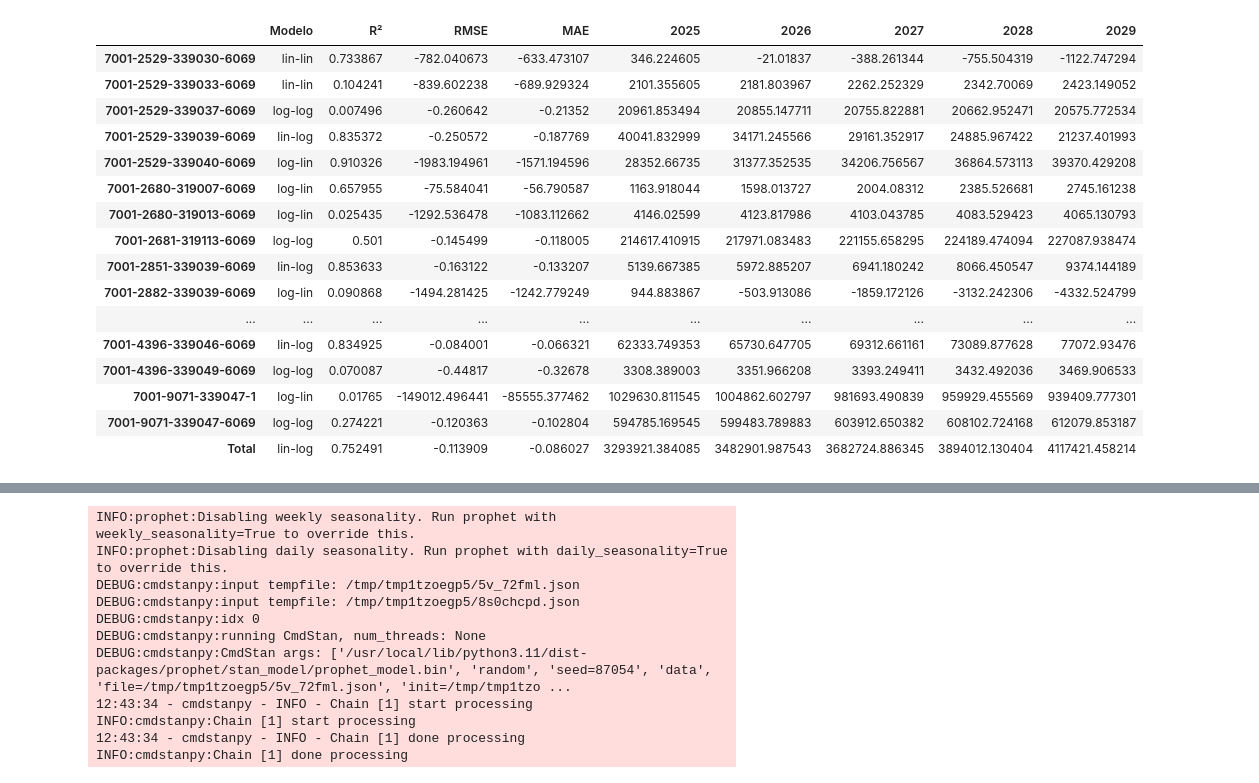
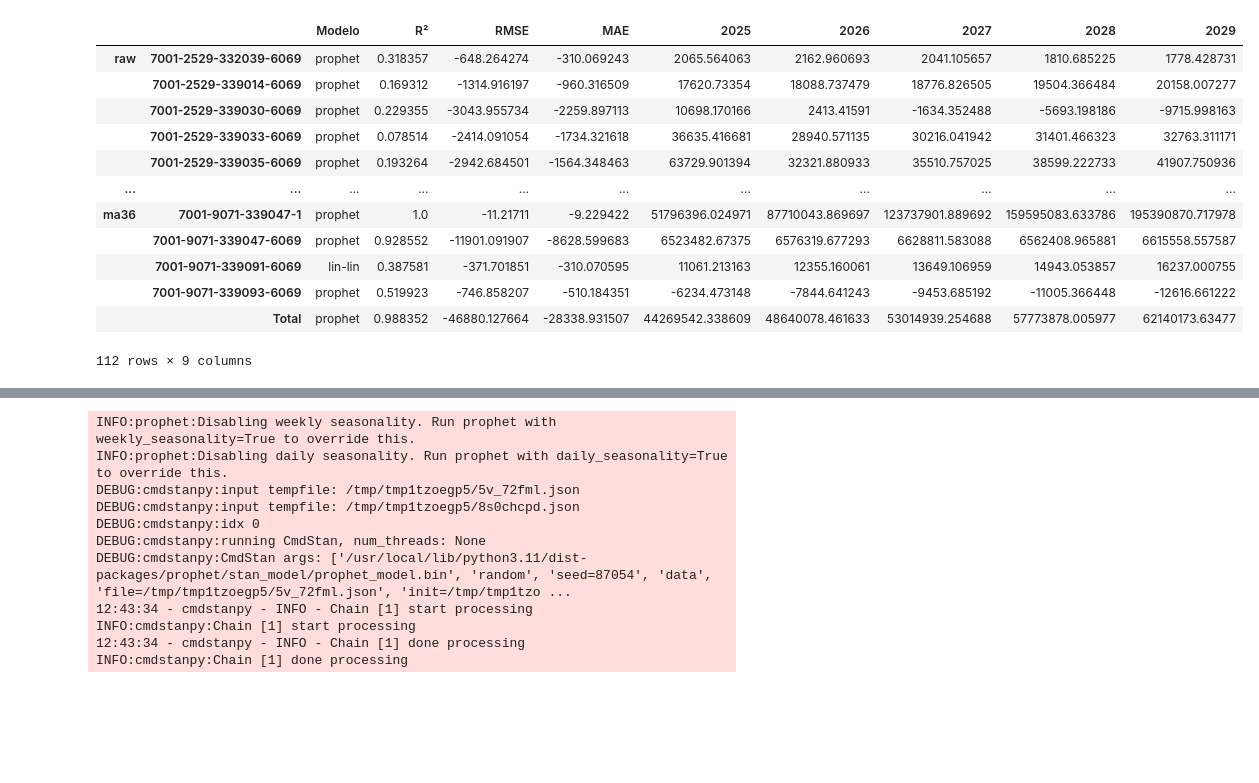
Before and after one commit to TiagoIesbick/dashboard-etl, a Jupyter notebook: previsoes.ipynb, the cells around one changed output, grey strips where cells are left out. Drawn from its saved outputs; the diff is of its cells as text; code cells hidden in the pictures; blank space fills up the shorter version.

```diff
--- a/previsoes.ipynb
+++ b/previsoes.ipynb
@@ -191,20 +232,16 @@ df_models
-# %%
-df_models
-# %% [output]
-|  | Modelo | R² | RMSE | MAE | 2025 | 2026 | 2027 | 2028 | 2029 |
-| 7001-2529-339030-6069 | lin-lin | 0.733867 | -782.040673 | -633.473107 | 346.224605 | -21.01837 | -388.261344 | -755.504319 | -1122.747294 |
-| 7001-2529-339033-6069 | lin-lin | 0.104241 | -839.602238 | -689.929324 | 2101.355605 | 2181.803967 | 2262.252329 | 2342.70069 | 2423.149052 |
-| 7001-2529-339037-6069 | log-log | 0.007496 | -0.260642 | -0.21352 | 20961.853494 | 20855.147711 | 20755.822881 | 20662.952471 | 20575.772534 |
-| 7001-2529-339039-6069 | lin-log | 0.835372 | -0.250572 | -0.187769 | 40041.832999 | 34171.245566 | 29161.352917 | 24885.967422 | 21237.401993 |
-| 7001-2529-339040-6069 | log-lin | 0.910326 | -1983.194961 | -1571.194596 | 28352.66735 | 31377.352535 | 34206.756567 | 36864.573113 | 39370.429208 |
-| 7001-2680-319007-6069 | log-lin | 0.657955 | -75.584041 | -56.790587 | 1163.918044 | 1598.013727 | 2004.08312 | 2385.526681 | 2745.161238 |
-| 7001-2680-319013-6069 | log-lin | 0.025435 | -1292.536478 | -1083.112662 | 4146.02599 | 4123.817986 | 4103.043785 | 4083.529423 | 4065.130793 |
-| 7001-2681-319113-6069 | log-log | 0.501 | -0.145499 | -0.118005 | 214617.410915 | 217971.083483 | 221155.658295 | 224189.474094 | 227087.938474 |
-| 7001-2851-339039-6069 | lin-log | 0.853633 | -0.163122 | -0.133207 | 5139.667385 | 5972.885207 | 6941.180242 | 8066.450547 | 9374.144189 |
-| 7001-2882-339039-6069 | log-lin | 0.090868 | -1494.281425 | -1242.779249 | 944.883867 | -503.913086 | -1859.172126 | -3132.242306 | -4332.524799 |
-| ... | ... | ... | ... | ... | ... | ... | ... | ... | ... |
-| 7001-4396-339046-6069 | lin-log | 0.834925 | -0.084001 | -0.066321 | 62333.749353 | 65730.647705 | 69312.661161 | 73089.877628 | 77072.93476 |
-| 7001-4396-339049-6069 | log-log | 0.070087 | -0.44817 | -0.32678 | 3308.389003 | 3351.966208 | 3393.249411 | 3432.492036 | 3469.906533 |
-| 7001-9071-339047-1 | log-lin | 0.01765 | -149012.496441 | -85555.377462 | 1029630.811545 | 1004862.602797 | 981693.490839 | 959929.455569 | 939409.777301 |
-| 7001-9071-339047-6069 | log-log | 0.274221 | -0.120363 | -0.102804 | 594785.169545 | 599483.789883 | 603912.650382 | 608102.724168 | 612079.853187 |
-| Total | lin-log | 0.752491 | -0.113909 | -0.086027 | 3293921.384085 | 3482901.987543 | 3682724.886345 | 3894012.130404 | 4117421.458214 |
+# %%
+combined
+# %% [output]
+|  |  | Modelo | R² | RMSE | MAE | 2025 | 2026 | 2027 | 2028 | 2029 |
+| raw | 7001-2529-332039-6069 | prophet | 0.318357 | -648.264274 | -310.069243 | 2065.564063 | 2162.960693 | 2041.105657 | 1810.685225 | 1778.428731 |
+|  | 7001-2529-339014-6069 | prophet | 0.169312 | -1314.916197 | -960.316509 | 17620.73354 | 18088.737479 | 18776.826505 | 19504.366484 | 20158.007277 |
+|  | 7001-2529-339030-6069 | prophet | 0.229355 | -3043.955734 | -2259.897113 | 10698.170166 | 2413.41591 | -1634.352488 | -5693.198186 | -9715.998163 |
+|  | 7001-2529-339033-6069 | prophet | 0.078514 | -2414.091054 | -1734.321618 | 36635.416681 | 28940.571135 | 30216.041942 | 31401.466323 | 32763.311171 |
+|  | 7001-2529-339035-6069 | prophet | 0.193264 | -2942.684501 | -1564.348463 | 63729.901394 | 32321.880933 | 35510.757025 | 38599.222733 | 41907.750936 |
+| ... | ... | ... | ... | ... | ... | ... | ... | ... | ... | ... |
+| ma36 | 7001-9071-339047-1 | prophet | 1.0 | -11.21711 | -9.229422 | 51796396.024971 | 87710043.869697 | 123737901.889692 | 159595083.633786 | 195390870.717978 |
+|  | 7001-9071-339047-6069 | prophet | 0.928552 | -11901.091907 | -8628.599683 | 6523482.67375 | 6576319.677293 | 6628811.583088 | 6562408.965881 | 6615558.557587 |
+|  | 7001-9071-339091-6069 | lin-lin | 0.387581 | -371.701851 | -310.070595 | 11061.213163 | 12355.160061 | 13649.106959 | 14943.053857 | 16237.000755 |
+|  | 7001-9071-339093-6069 | prophet | 0.519923 | -746.858207 | -510.184351 | -6234.473148 | -7844.641243 | -9453.685192 | -11005.366448 | -12616.661222 |
+|  | Total | prophet | 0.988352 | -46880.127664 | -28338.931507 | 44269542.338609 | 48640078.461633 | 53014939.254688 | 57773878.005977 | 62140173.63477 |
+112 rows × 9 columns
```
Also changed, not shown: parts of 16 cells of this notebook.
